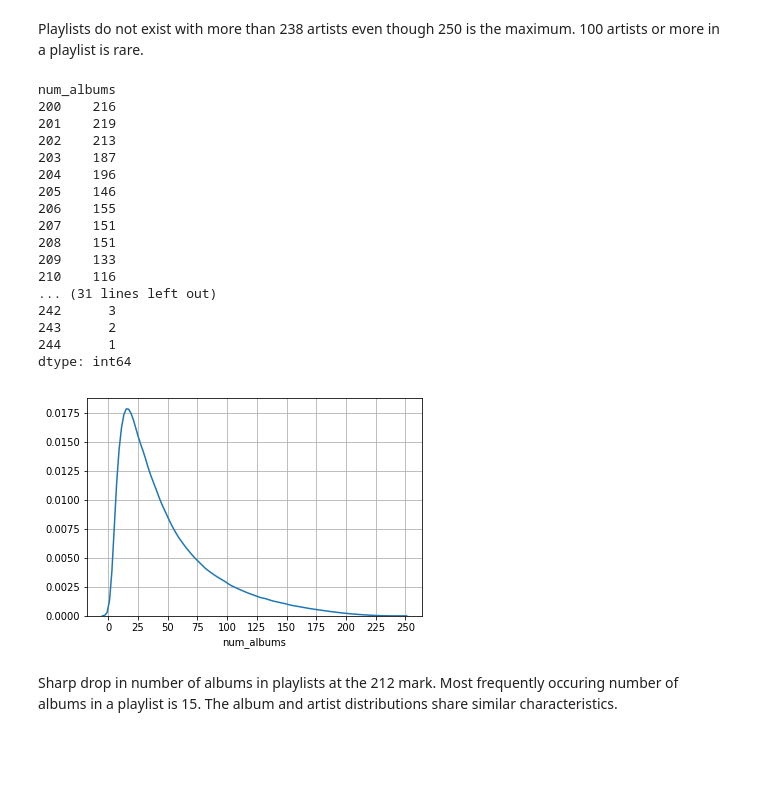
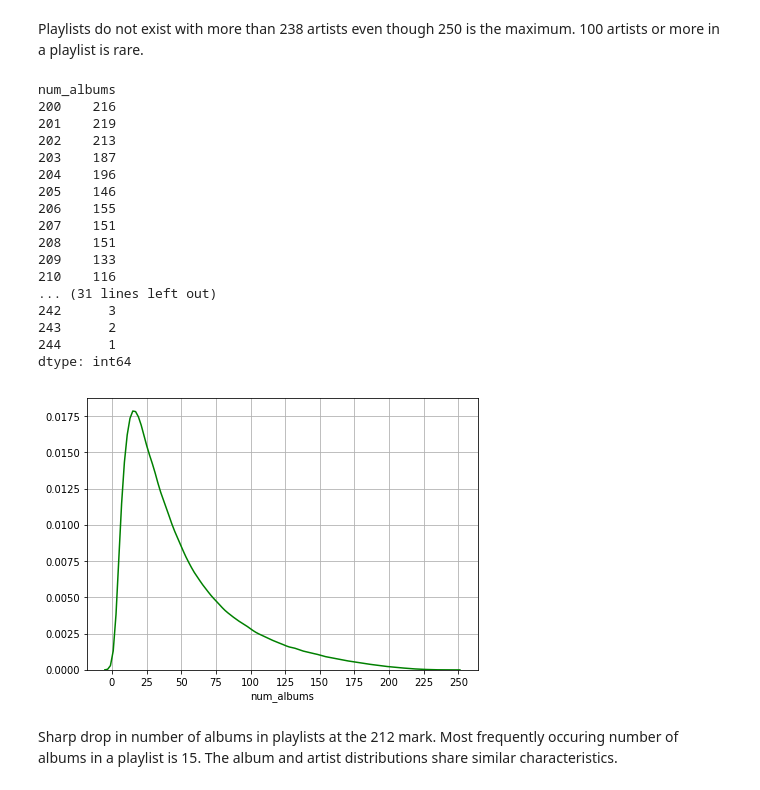
Before and after one commit to adamkhazi/one-million-playlists, a Jupyter notebook: exploration/basic.ipynb, the cells around one changed output. Cells and saved outputs as stored; diff of their text form; code cells hidden in the pictures; blank space fills up the shorter version.

Commit message:
regplots and day of week added

```diff
--- a/exploration/basic.ipynb
+++ b/exploration/basic.ipynb
@@ -15,6 +15,11 @@ import seaborn as sns
 
 sys.path.append(os.path.abspath('../'))
 from data import Data
+# %%
+fig_size = plt.rcParams["figure.figsize"]
+fig_size[0] = 7
+fig_size[1] = 5
+plt.rcParams["figure.figsize"] = fig_size
 # %%
 d = Data()
 # %%
@@ -23,3 +28,5 @@ playlistDataDF = d.loadFormattedPlaylists(1000)
 d.savePlaylistDf(playlistDataDF)
 # %%
 playlistDataDF = d.loadPlaylistDf()
+# %%
+playlistDataDF['modified_at_week_day'] = playlistDataDF.modified_at.apply(lambda x: datetime.fromtimestamp(x).strftime('%A'))
@@ -168,27 +180,27 @@ Playlists do not exist with more than 238 artists even though 250 is the maximum
 # %%
 plt.xticks(np.arange(0, 251, 25))
 plt.grid()
-sns.distplot(playlistDataDF['num_albums'],  hist=False)
+sns.distplot(playlistDataDF['num_albums'], color='g', hist=False)
 playlistDataDF.groupby(['num_albums']).size().tail(45)
 # %% [output]
 num_albums
 200    216
 201    219
 202    213
 203    187
 204    196
 205    146
 206    155
 207    151
 208    151
 209    133
 210    116
 ... (31 lines left out)
 242      3
 243      2
 244      1
 dtype: int64
-[figure, old version]
+[figure, new version]
 # %% [markdown]
 Sharp drop in number of albums in playlists at the 212 mark. Most frequently occuring number of albums in a playlist is 15. The album and artist distributions share similar characteristics.
 # %%
```
Also changed, not shown: parts of 18 cells of this notebook, 1 other file.
